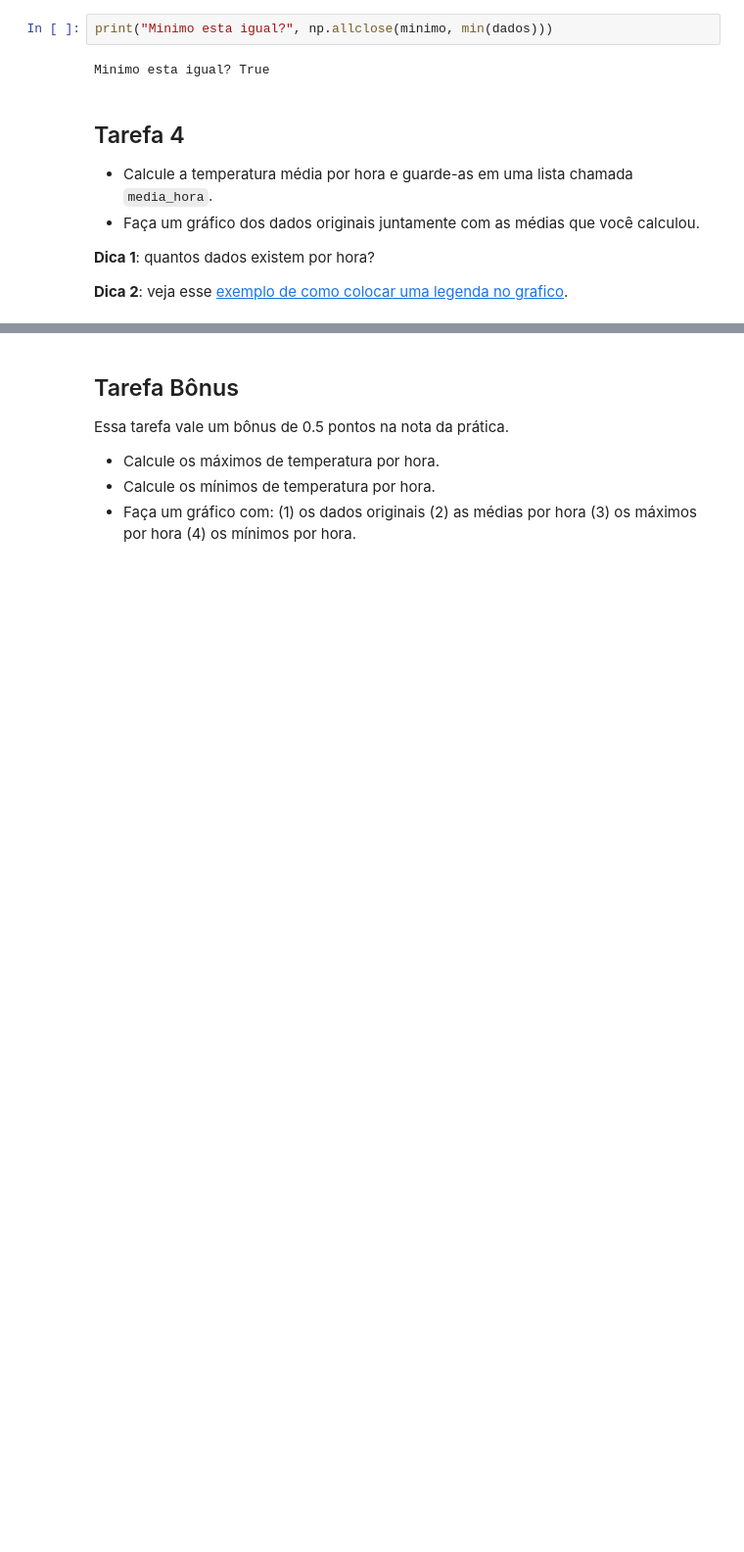
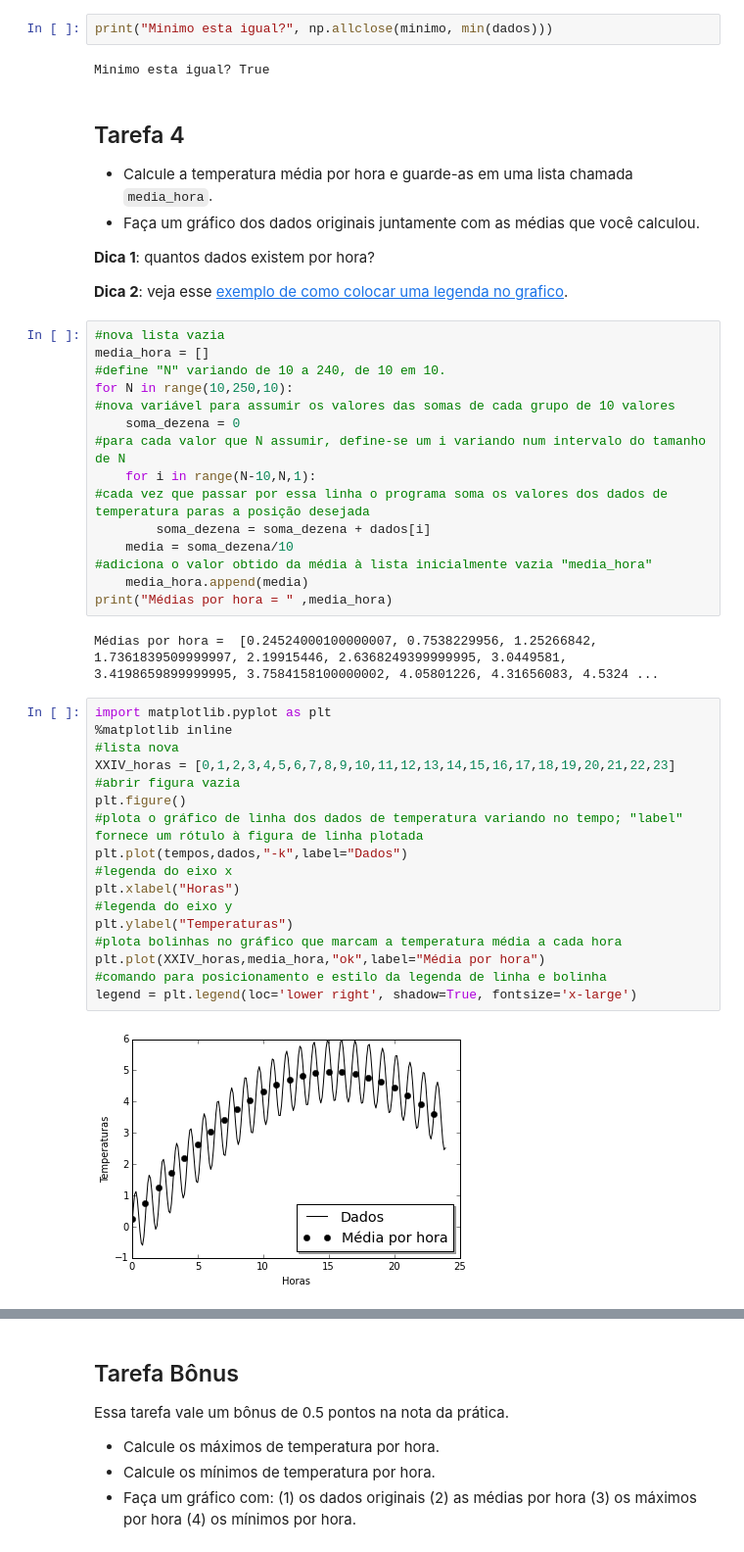
Before and after one commit to mat-esp-2015/python-intro-2-carolline-fernanda-daniel, a Jupyter notebook: tarefa-intro-python-2.ipynb, the cells around one changed output, grey strips where cells are left out. Shown: that part at 98% size. Drawn from its saved outputs; the diff is of its cells as text; blank space fills up the shorter version.

```diff
--- a/tarefa-intro-python-2.ipynb
+++ b/tarefa-intro-python-2.ipynb
@@ -349,6 +349,42 @@ Minimo esta igual? True
 **Dica 1**: quantos dados existem por hora?
 
 **Dica 2**: veja esse [exemplo de como colocar uma legenda no grafico](http://matplotlib.org/examples/api/legend_demo.html).
+# %%
+#nova lista vazia
+media_hora = []
+#define "N" variando de 10 a 240, de 10 em 10.
+for N in range(10,250,10):
+#nova variável para assumir os valores das somas de cada grupo de 10 valores
+    soma_dezena = 0
+#para cada valor que N assumir, define-se um i variando num intervalo do tamanho de N
+    for i in range(N-10,N,1):
+#cada vez que passar por essa linha o programa soma os valores dos dados de temperatura paras a posição desejada
+        soma_dezena = soma_dezena + dados[i]
+    media = soma_dezena/10
+#adiciona o valor obtido da média à lista inicialmente vazia "media_hora"
+    media_hora.append(media)
+print("Médias por hora = " ,media_hora)
+# %% [output]
+Médias por hora =  [0.24524000100000007, 0.7538229956, 1.25266842, 1.7361839509999997, 2.19915446, 2.6368249399999995, 3.0449581, 3.4198659899999995, 3.7584158100000002, 4.05801226, 4.31656083, 4.5324 ...
+# %%
+import matplotlib.pyplot as plt
+%matplotlib inline
+#lista nova
+XXIV_horas = [0,1,2,3,4,5,6,7,8,9,10,11,12,13,14,15,16,17,18,19,20,21,22,23]
+#abrir figura vazia
+plt.figure()
+#plota o gráfico de linha dos dados de temperatura variando no tempo; "label" fornece um rótulo à figura de linha plotada
+plt.plot(tempos,dados,"-k",label="Dados")
+#legenda do eixo x
+plt.xlabel("Horas")
+#legenda do eixo y
+plt.ylabel("Temperaturas")
+#plota bolinhas no gráfico que marcam a temperatura média a cada hora
+plt.plot(XXIV_horas,media_hora,"ok",label="Média por hora")
+#comando para posicionamento e estilo da legenda de linha e bolinha
+legend = plt.legend(loc='lower right', shadow=True, fontsize='x-large')
+# %% [output]
+[figure, added]
 # %% [markdown]
 ### Resultado esperado
 
```
